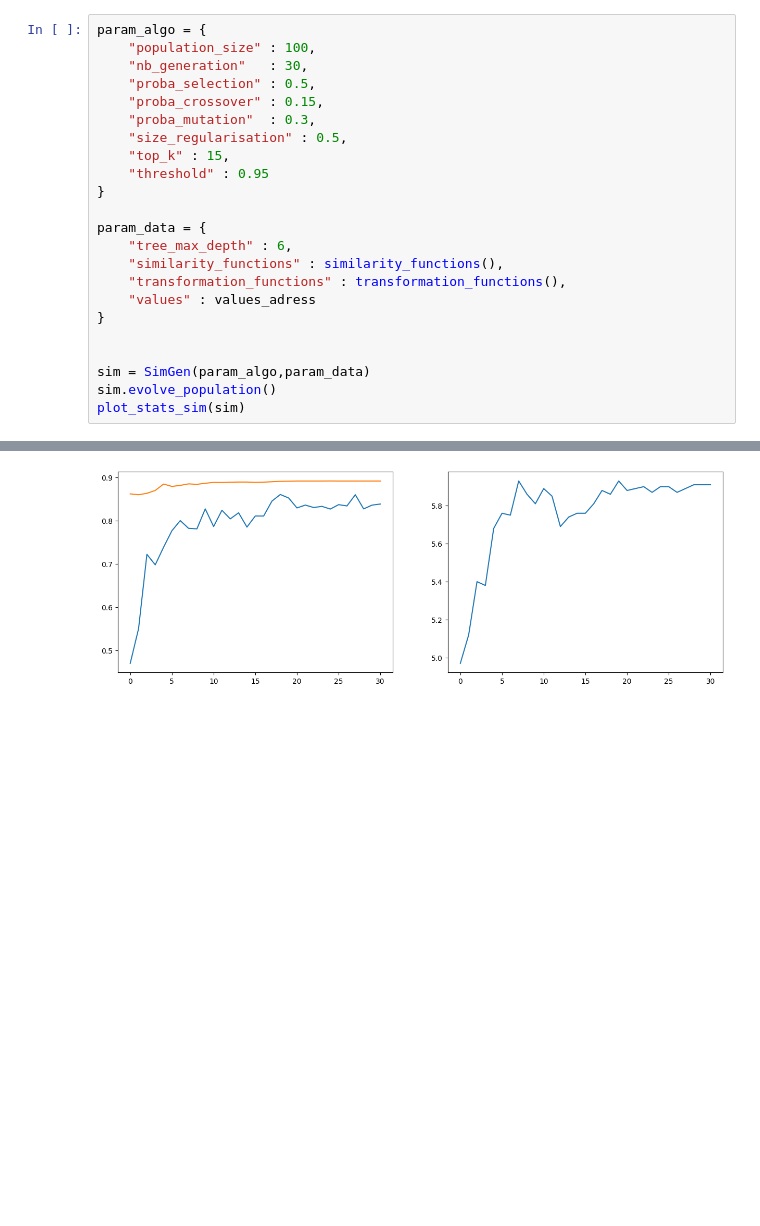
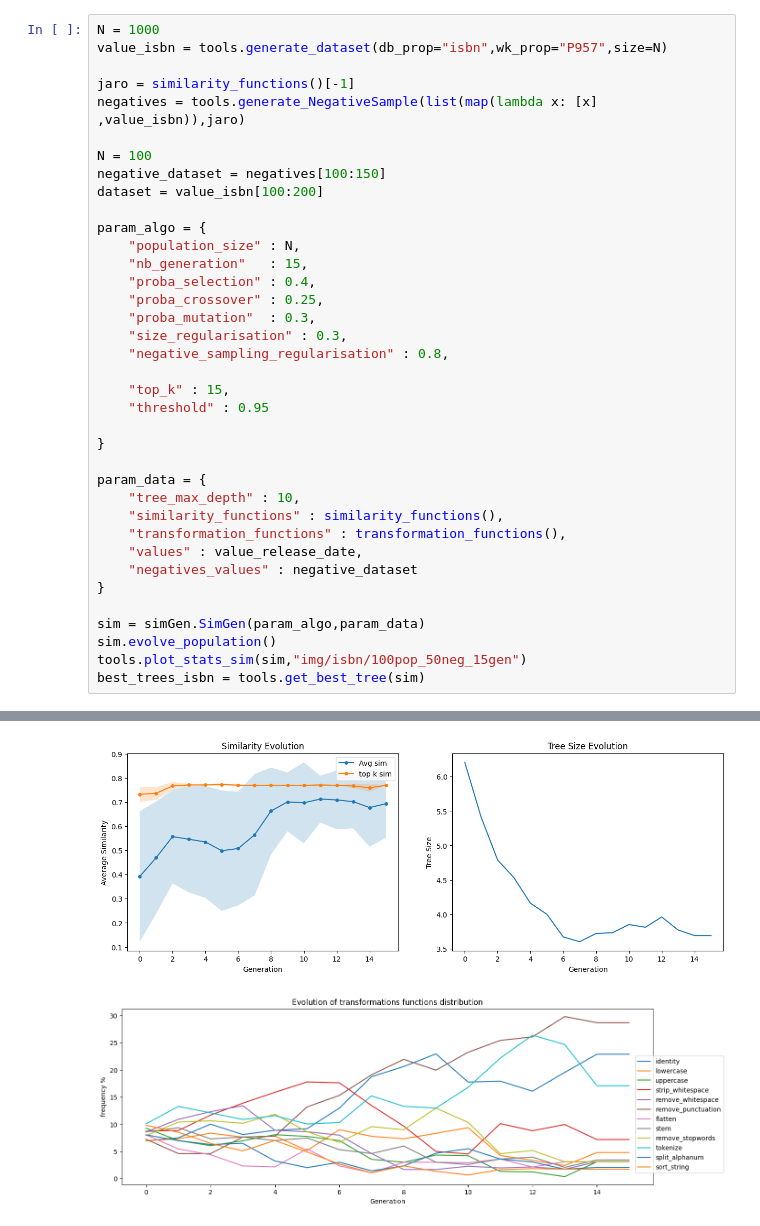
Before and after one commit to AlexandreCombeau/simTree, a Jupyter notebook: test_sim.ipynb, the cells around one changed output, grey strips where cells are left out. Cells and saved outputs as stored; diff of their text form; blank space fills up the shorter version.

```diff
--- a/test_sim.ipynb
+++ b/test_sim.ipynb
@@ -86,24 +178,38 @@ for a,e in zip(noisy_addresses,addresses):
 # %%
+N = 1000
+value_isbn = tools.generate_dataset(db_prop="isbn",wk_prop="P957",size=N)
+
+jaro = similarity_functions()[-1]
+negatives = tools.generate_NegativeSample(list(map(lambda x: [x] ,value_isbn)),jaro)
+
+N = 100
+negative_dataset = negatives[100:150]
+dataset = value_isbn[100:200]
+
 param_algo = {
-    "population_size" : 100,
-    "nb_generation"   : 30,
-    "proba_selection" : 0.5,
-    "proba_crossover" : 0.15,
+    "population_size" : N,
+    "nb_generation"   : 15,
+    "proba_selection" : 0.4,
+    "proba_crossover" : 0.25,
     "proba_mutation"  : 0.3,
-    "size_regularisation" : 0.5,
+    "size_regularisation" : 0.3,
+    "negative_sampling_regularisation" : 0.8,
+
     "top_k" : 15,
     "threshold" : 0.95
+
 }
 
 param_data = {
-    "tree_max_depth" : 6,
+    "tree_max_depth" : 10,
     "similarity_functions" : similarity_functions(),
     "transformation_functions" : transformation_functions(),
-    "values" : values_adress
+    "values" : value_release_date,
+    "negatives_values" : negative_dataset
 }
 
-
-sim = SimGen(param_algo,param_data)
+sim = simGen.SimGen(param_algo,param_data)
 sim.evolve_population()
-plot_stats_sim(sim)
+tools.plot_stats_sim(sim,"img/isbn/100pop_50neg_15gen")
+best_trees_isbn = tools.get_best_tree(sim)
 # %% [output]
@@ -110 +229,2 @@ plot_stats_sim(sim)
-[figure, old version]
+[figure, new version]
+[figure, added]
```
Also changed, not shown: parts of 17 cells of this notebook, 8 other files.
